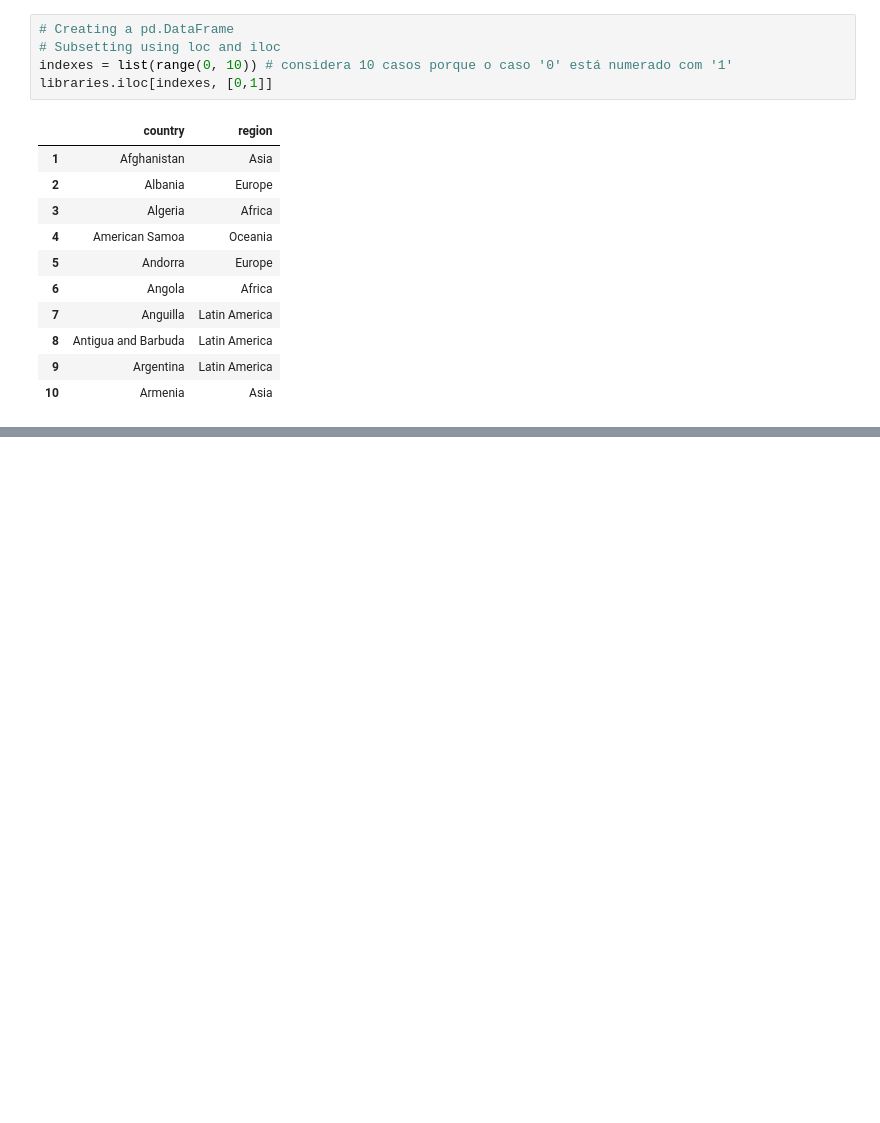
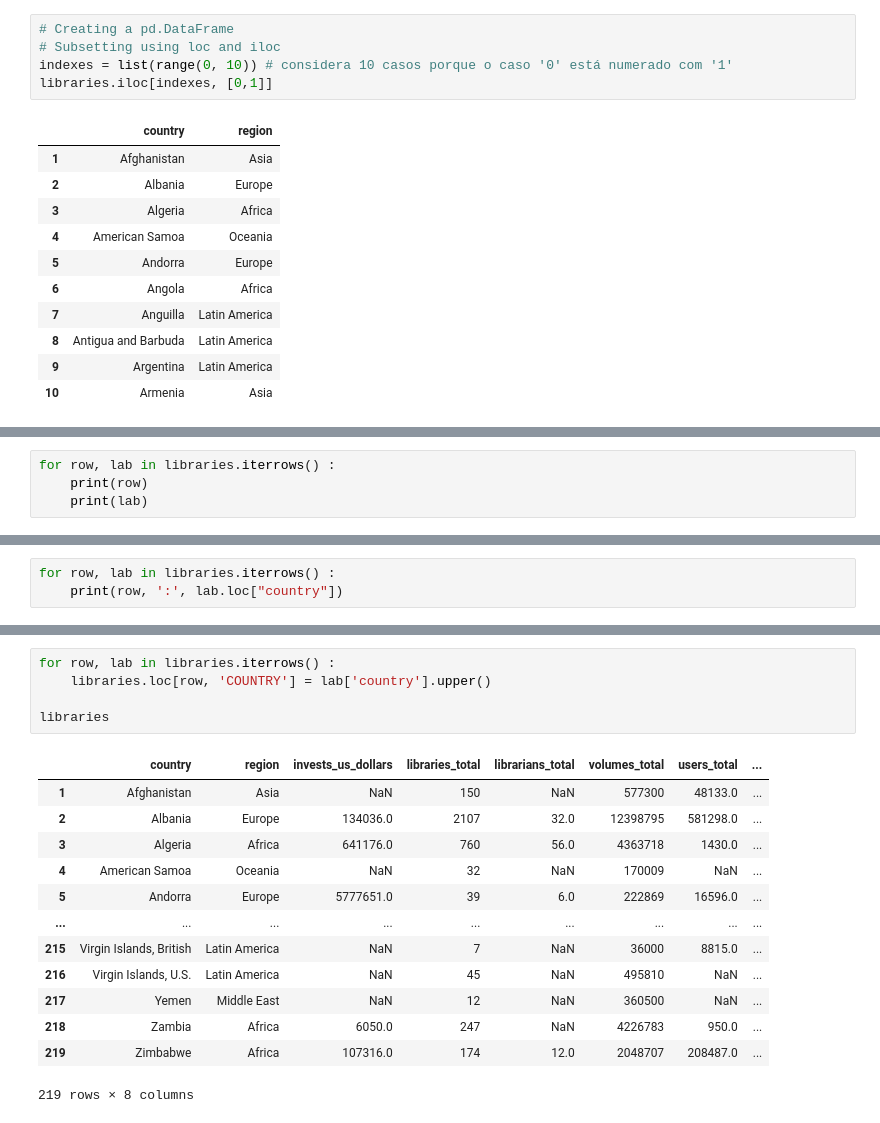
Before and after one commit to GabrielReisR/python_scripts, a Jupyter notebook: pandas_basics.ipynb, the cells around one changed output, grey strips where cells are left out. Cells and saved outputs as stored; diff of their text form; blank space fills up the shorter version.

```diff
--- a/pandas_basics.ipynb
+++ b/pandas_basics.ipynb
@@ -287,0 +375,4 @@ libraries.iloc[indexes, [0,1]]
+# %%
+for row, lab in libraries.iterrows() :
+    print(row)
+    print(lab)
@@ -287,0 +397,3 @@ libraries.iloc[indexes, [0,1]]
+# %%
+for row, lab in libraries.iterrows() :
+    print(row, ':', lab.loc["country"])
@@ -287,0 +418,19 @@ libraries.iloc[indexes, [0,1]]
+# %%
+for row, lab in libraries.iterrows() :
+    libraries.loc[row, 'COUNTRY'] = lab['country'].upper()
+
+libraries
+# %% [output]
+|  | country | region | invests_us_dollars | libraries_total | librarians_total | volumes_total | users_total | ... |
+| 1 | Afghanistan | Asia | NaN | 150 | NaN | 577300 | 48133.0 | ... |
+| 2 | Albania | Europe | 134036.0 | 2107 | 32.0 | 12398795 | 581298.0 | ... |
+| 3 | Algeria | Africa | 641176.0 | 760 | 56.0 | 4363718 | 1430.0 | ... |
+| 4 | American Samoa | Oceania | NaN | 32 | NaN | 170009 | NaN | ... |
+| 5 | Andorra | Europe | 5777651.0 | 39 | 6.0 | 222869 | 16596.0 | ... |
+| ... | ... | ... | ... | ... | ... | ... | ... | ... |
+| 215 | Virgin Islands, British | Latin America | NaN | 7 | NaN | 36000 | 8815.0 | ... |
+| 216 | Virgin Islands, U.S. | Latin America | NaN | 45 | NaN | 495810 | NaN | ... |
+| 217 | Yemen | Middle East | NaN | 12 | NaN | 360500 | NaN | ... |
+| 218 | Zambia | Africa | 6050.0 | 247 | NaN | 4226783 | 950.0 | ... |
+| 219 | Zimbabwe | Africa | 107316.0 | 174 | 12.0 | 2048707 | 208487.0 | ... |
+219 rows × 8 columns
```
Also changed, not shown: parts of 10 cells of this notebook, 2 other files.
